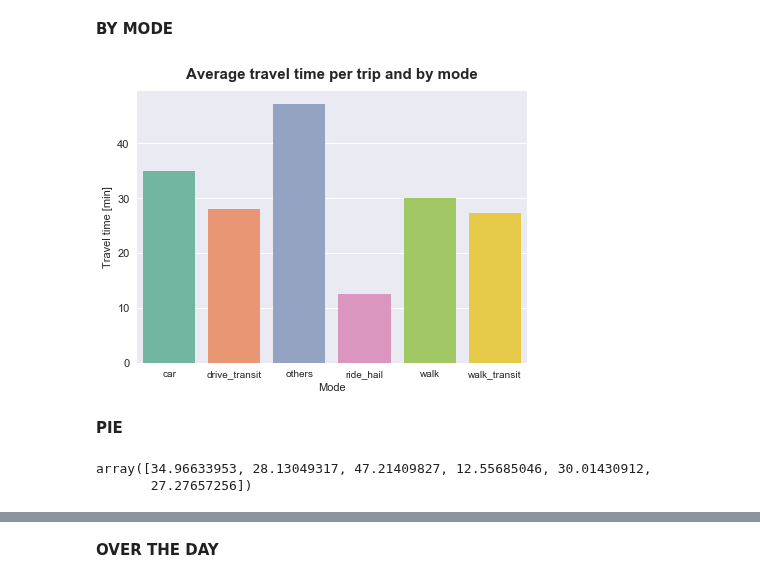
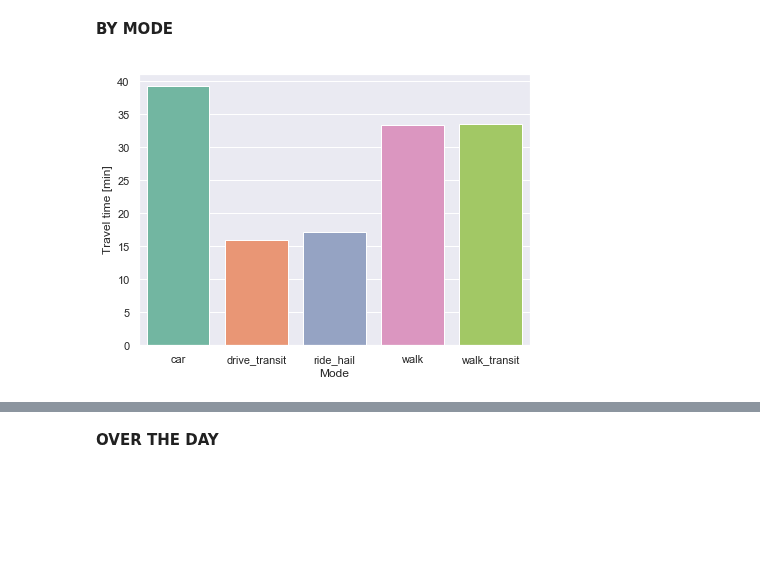
Before and after one commit to bistro-its-berkeley/BISTRO-Starter-Kit, a Jupyter notebook: utilities/Visualization_outputs.ipynb, the cells around one changed output, grey strips where cells are left out. Cells and saved outputs as stored; diff of their text form; code cells hidden in the pictures; blank space fills up the shorter version.

```diff
--- a/utilities/Visualization_outputs.ipynb
+++ b/utilities/Visualization_outputs.ipynb
@@ -365,3 +909,10 @@ travel_time_data = path.join(warm_start_output_path, "ITERS/it.100/100.averageTr
+# %%
+# Congestion
+travel_time_data_good = path.join(results_random_good_output_path, "20.averageTravelTimes.csv")
+travel_time_data_bad = path.join(results_random_bad_output_path, "20.averageTravelTimes.csv")
+travel_time_data_bau = path.join(warm_start_output_path,"ITERS/it.100/100.averageTravelTimes.csv")
+travel_time_data_bau = r"/Users/vgolfi/Documents/GitHub/BeamCompetitions/fixed-data/sioux_faux/bau/warm-start/sioux_faux-15k__warm-start/ITERS/it.100/100.averageTravelTimes.csv"
+travel_time_data = travel_time_data_bau
 # %% [markdown]
 **BY MODE**
 # %%
@@ -369,25 +920,17 @@ travel_time = pd.read_csv(travel_time_data)
 travel_time = travel_time.set_index("TravelTimeMode\Hour")
 travel_time["mean"] = travel_time.mean(axis=1)
 travel_time["mode"] = travel_time.index
+travel_time = travel_time.drop(labels = "others", axis =0)
 # %%
 fig, ax = plt.subplots()
 # the size of A4 paper
 fig.set_size_inches(7,5)
 sns.barplot(x = "mode", y = "mean", data=travel_time, palette = "Set2")
 plt.yticks(fontsize = 11)
 plt.xlabel("Mode")
 plt.ylabel("Travel time [min]")
-plt.title("Average travel time per trip and by mode", fontweight = "bold", pad=12, fontsize = 15)
+# plt.title("Average travel time per trip and by mode", fontweight = "bold", pad=12, fontsize = 15)
+plt.savefig("Average_travel_time_per_trip_by_mode_BAU", bbox_inches="tight")
 plt.show()
 # %% [output]
-[figure, old version]
+[figure, new version]
-# %% [markdown]
-**PIE**
-# %%
-travel_time = pd.read_csv(travel_time_data)
-travel_time = travel_time.set_index("TravelTimeMode\Hour")
-travel_time = travel_time.mean(axis=1)
-travel_time.values
-# %% [output]
-array([34.96633953, 28.13049317, 47.21409827, 12.55685046, 30.01430912,
-       27.27657256])
```
Also changed, not shown: parts of 52 cells of this notebook, 26 other files.
